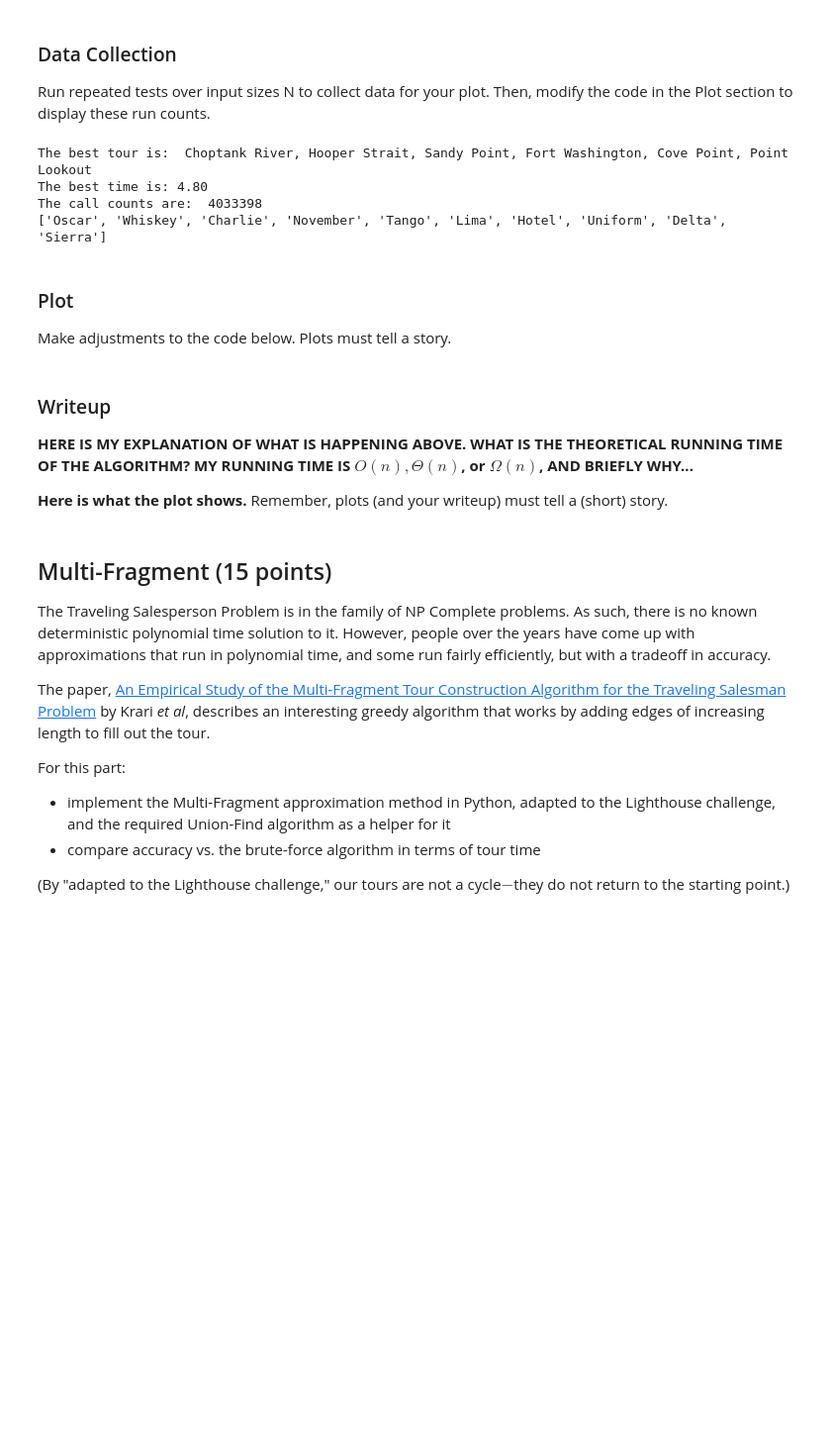
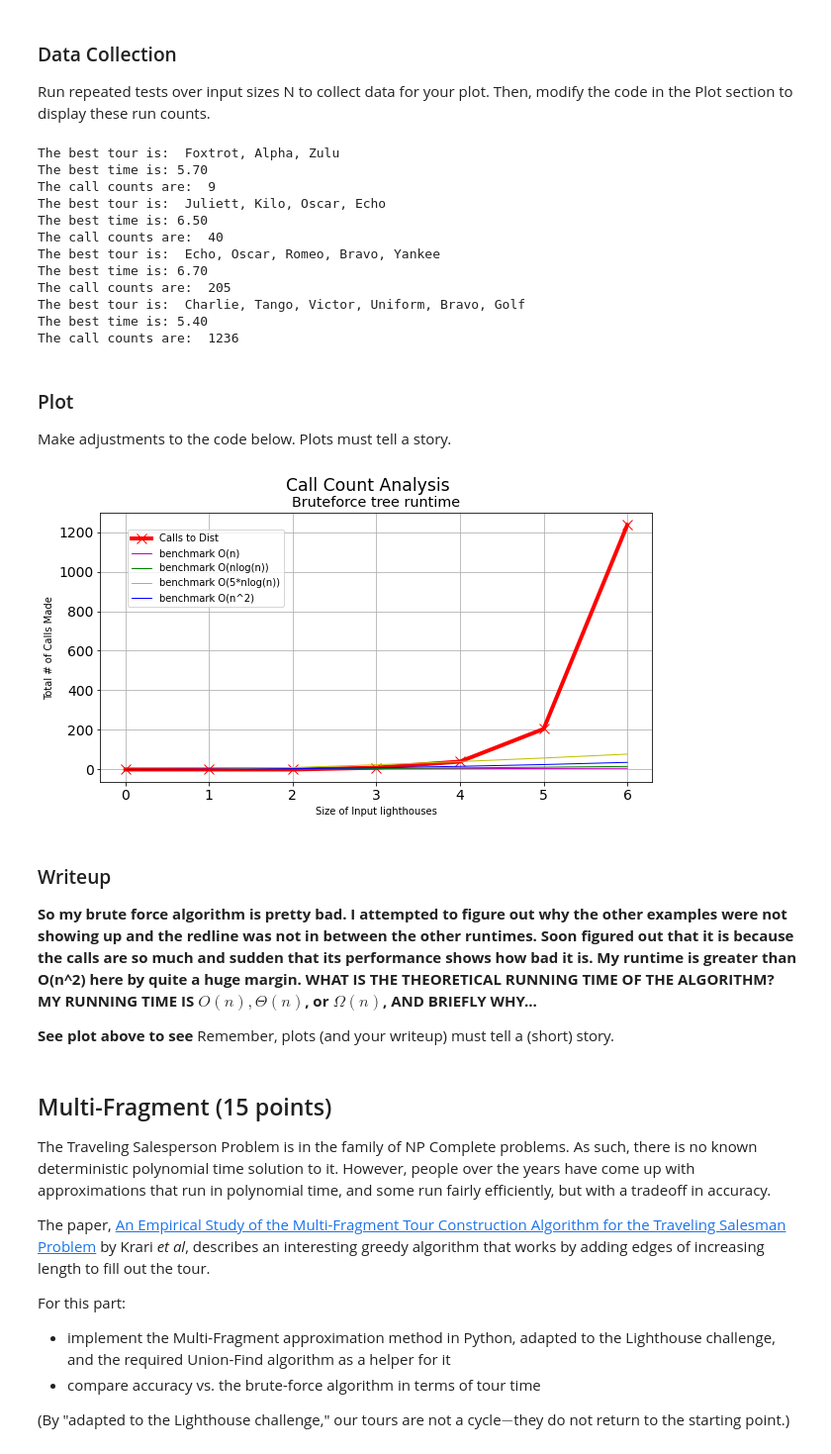
Before and after one commit to Emanuel071/FoA, a Jupyter notebook: PA2/PA2_SP22_lighthouse.ipynb, the cells around one changed output. Shown at 99% size. Cells and saved outputs as stored; diff of their text form; code cells hidden in the pictures; blank space fills up the shorter version.

```diff
--- a/PA2/PA2_SP22_lighthouse.ipynb
+++ b/PA2/PA2_SP22_lighthouse.ipynb
@@ -459,11 +459,19 @@ Run repeated tests over input sizes N to collect data for your plot.  Then, modi
 # %%
 # MY CODE BLOCK TO EXPERIMENT WITH 3-10 LIGHTHOUSES AND GATHER EXECUTION STEPS
 
+
 tests = 11
+myfastest_tourcounts = []  # created array for call counts
+inputsize = []             # sie of random light house
 
 for i in range(tests):
 
-    if i > 2:
+    if i < 3:
+        fastest_tour_r.calls = 0
+        inputsize.append(i)
+        myfastest_tourcounts.append(fastest_tour_r.calls)
+
+    if i > 2 and i < 7:
 
         traveldict, lightlist = random_lighthouses(i)
 
@@ -471,13 +479,24 @@ for i in range(tests):
         print("The best tour is: ", ', '.join(best_tour))
         print(f"The best time is: {best_time:0.2f}")
         print("The call counts are: ", fastest_tour_r.calls)
+        inputsize.append(i)
+        myfastest_tourcounts.append(fastest_tour_r.calls)
+
     else:
         pass
 # %% [output]
-The best tour is:  Choptank River, Hooper Strait, Sandy Point, Fort Washington, Cove Point, Point Lookout
-The best time is: 4.80
-The call counts are:  4033398
-['Oscar', 'Whiskey', 'Charlie', 'November', 'Tango', 'Lima', 'Hotel', 'Uniform', 'Delta', 'Sierra']
+The best tour is:  Foxtrot, Alpha, Zulu
+The best time is: 5.70
+The call counts are:  9
+The best tour is:  Juliett, Kilo, Oscar, Echo
+The best time is: 6.50
+The call counts are:  40
+The best tour is:  Echo, Oscar, Romeo, Bravo, Yankee
+The best time is: 6.70
+The call counts are:  205
+The best tour is:  Charlie, Tango, Victor, Uniform, Bravo, Golf
+The best time is: 5.40
+The call counts are:  1236
 # %% [markdown]
 ### Plot
 Make adjustments to the code below.  Plots must tell a story.
@@ -489,45 +508,47 @@ from math import log2
 from math import factorial
 
 # Let myruncounts[i] be count of calls for POINT array of size i
-myruncounts = [0.8*x**1.9 for x in range(100)] # your data here
+myruncounts = myfastest_tourcounts # your data here
 
 # benchmark data set generation
 yTestVals1 = [0,] # linear for O(n)
 yTestVals2 = [0,] # quadratic for O(n^2)
 yTestVals3 = [0,] # n*log(n) for O(nlog(n))
 yTestVals4 = [0,] # 5*n*log(n) for O(nlog(n))
 
 # generate bench mark data for O(n), O(n^2), O(nlog(n)), O(10*nlog(n)), and O(n!)
 for i in range(1, len(myruncounts)):
     yTestVals1.append(i)
     yTestVals2.append(pow(i, 2))
     yTestVals3.append(i*log2(i))
     yTestVals4.append(5*i*log2(i))
 
 # %matplotlib inline
 import matplotlib.pyplot as plt
 
 # Simple vs. Improved execution steps
 plt.rcParams['figure.figsize'] = [10,5]
 fig, (ax1) = plt.subplots(1, 1)
 fig.suptitle('Call Count Analysis', size="xx-large")
 
 # plotting nearest neighbor execution steps
-ax1.set_title('YOUR TITLE', size="x-large")
+ax1.set_title('Bruteforce tree runtime', size="x-large")
 ax1.plot(range(len(myruncounts)), myruncounts, "rx-", markersize=10, linewidth=4, label="Calls to Dist")
 ax1.plot(range(len(myruncounts)), yTestVals1, "m^-", markersize=0, linewidth=1, label="benchmark O(n)")
 ax1.plot(range(len(myruncounts)), yTestVals3, "g^-", markersize=0, linewidth=1, label="benchmark O(nlog(n))")
 ax1.plot(range(len(myruncounts)), yTestVals4, "y^-", markersize=0, linewidth=1, label="benchmark O(5*nlog(n))")
 ax1.plot(range(len(myruncounts)), yTestVals2, "b^-", markersize=0, linewidth=1, label="benchmark O(n^2)")
 ax1.grid(b=True, which='major', axis='both')
-ax1.set(xlabel = 'WHAT GOES HERE?', ylabel = 'WHAT GOES HERE?')
+ax1.set(xlabel = 'Size of Input lighthouses', ylabel = 'Total # of Calls Made')
 ax1.legend(loc=(0.05,0.65), scatterpoints=1)
 ax1.tick_params(axis="both", which="major", labelsize=14)
+# %% [output]
+[figure, added]
 # %% [markdown]
 ### Writeup
-**HERE IS MY EXPLANATION OF WHAT IS HAPPENING ABOVE.  WHAT IS THE THEORETICAL RUNNING TIME OF THE ALGORITHM? MY RUNNING TIME IS $O(n), \Theta(n)$, or  $\Omega(n)$, AND BRIEFLY WHY...**
+**So my brute force algorithm is pretty bad. I attempted to figure out why the other examples were not showing up and the redline was not in between the other runtimes. Soon figured out that it is because the calls are so much and sudden that its performance shows how bad it is. My runtime is greater than O(n^2) here by quite a huge margin.  WHAT IS THE THEORETICAL RUNNING TIME OF THE ALGORITHM? MY RUNNING TIME IS $O(n), \Theta(n)$, or  $\Omega(n)$, AND BRIEFLY WHY...**
 
-**Here is what the plot shows.** Remember, plots (and your writeup) must tell a (short) story.
+**See plot above to see** Remember, plots (and your writeup) must tell a (short) story.
 # %% [markdown]
 ## Multi-Fragment (15 points)
 The Traveling Salesperson Problem is in the family of NP Complete problems.  As such, there is no known deterministic polynomial time solution to it.  However, people over the years have come up with approximations that run in polynomial time, and some run fairly efficiently, but with a tradeoff in accuracy.
```
Also changed, not shown: parts of 2 cells of this notebook.
